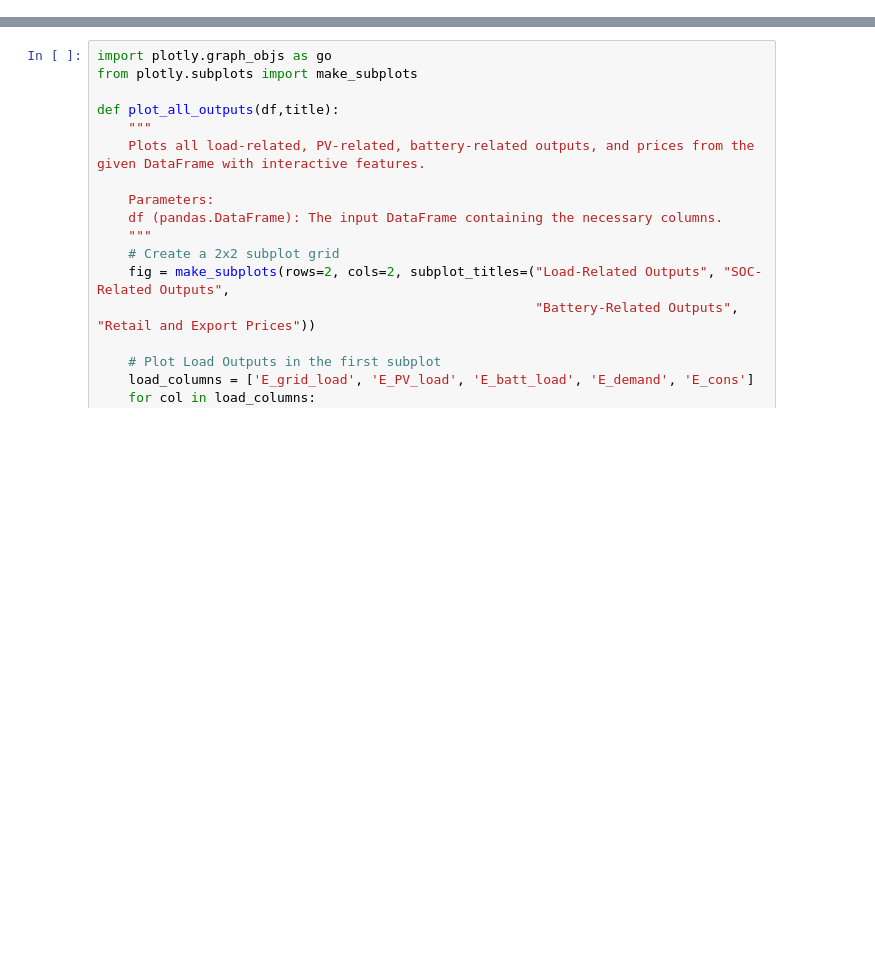
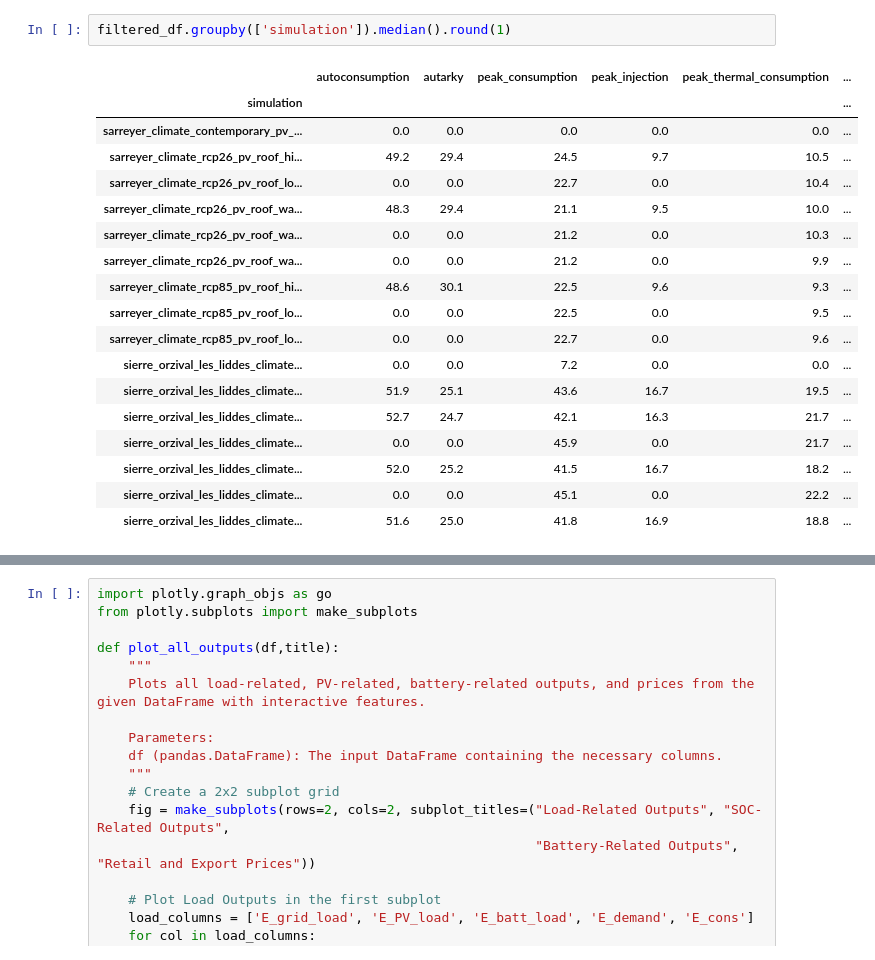
Before and after one commit to alefunxo/BASOPRA_OpenBEERS, a Jupyter notebook: Core/Tests_results.ipynb, the cells around one changed output, grey strips where cells are left out. Drawn from its saved outputs; the diff is of its cells as text; blank space fills up the shorter version.

```diff
--- a/Core/Tests_results.ipynb
+++ b/Core/Tests_results.ipynb
@@ -13,0 +243,21 @@ The autoreload extension is already loaded. To reload it, use:
+# %%
+filtered_df.groupby(['simulation']).median().round(1)
+# %% [output]
+|  | autoconsumption | autarky | peak_consumption | peak_injection | peak_thermal_consumption | ... |
+| simulation |  |  |  |  |  | ... |
+| sarreyer_climate_contemporary_pv_... | 0.0 | 0.0 | 0.0 | 0.0 | 0.0 | ... |
+| sarreyer_climate_rcp26_pv_roof_hi... | 49.2 | 29.4 | 24.5 | 9.7 | 10.5 | ... |
+| sarreyer_climate_rcp26_pv_roof_lo... | 0.0 | 0.0 | 22.7 | 0.0 | 10.4 | ... |
+| sarreyer_climate_rcp26_pv_roof_wa... | 48.3 | 29.4 | 21.1 | 9.5 | 10.0 | ... |
+| sarreyer_climate_rcp26_pv_roof_wa... | 0.0 | 0.0 | 21.2 | 0.0 | 10.3 | ... |
+| sarreyer_climate_rcp26_pv_roof_wa... | 0.0 | 0.0 | 21.2 | 0.0 | 9.9 | ... |
+| sarreyer_climate_rcp85_pv_roof_hi... | 48.6 | 30.1 | 22.5 | 9.6 | 9.3 | ... |
+| sarreyer_climate_rcp85_pv_roof_lo... | 0.0 | 0.0 | 22.5 | 0.0 | 9.5 | ... |
+| sarreyer_climate_rcp85_pv_roof_lo... | 0.0 | 0.0 | 22.7 | 0.0 | 9.6 | ... |
+| sierre_orzival_les_liddes_climate... | 0.0 | 0.0 | 7.2 | 0.0 | 0.0 | ... |
+| sierre_orzival_les_liddes_climate... | 51.9 | 25.1 | 43.6 | 16.7 | 19.5 | ... |
+| sierre_orzival_les_liddes_climate... | 52.7 | 24.7 | 42.1 | 16.3 | 21.7 | ... |
+| sierre_orzival_les_liddes_climate... | 0.0 | 0.0 | 45.9 | 0.0 | 21.7 | ... |
+| sierre_orzival_les_liddes_climate... | 52.0 | 25.2 | 41.5 | 16.7 | 18.2 | ... |
+| sierre_orzival_les_liddes_climate... | 0.0 | 0.0 | 45.1 | 0.0 | 22.2 | ... |
+| sierre_orzival_les_liddes_climate... | 51.6 | 25.0 | 41.8 | 16.9 | 18.8 | ... |
```
Also changed, not shown: parts of 14 cells of this notebook, 2 other files.
